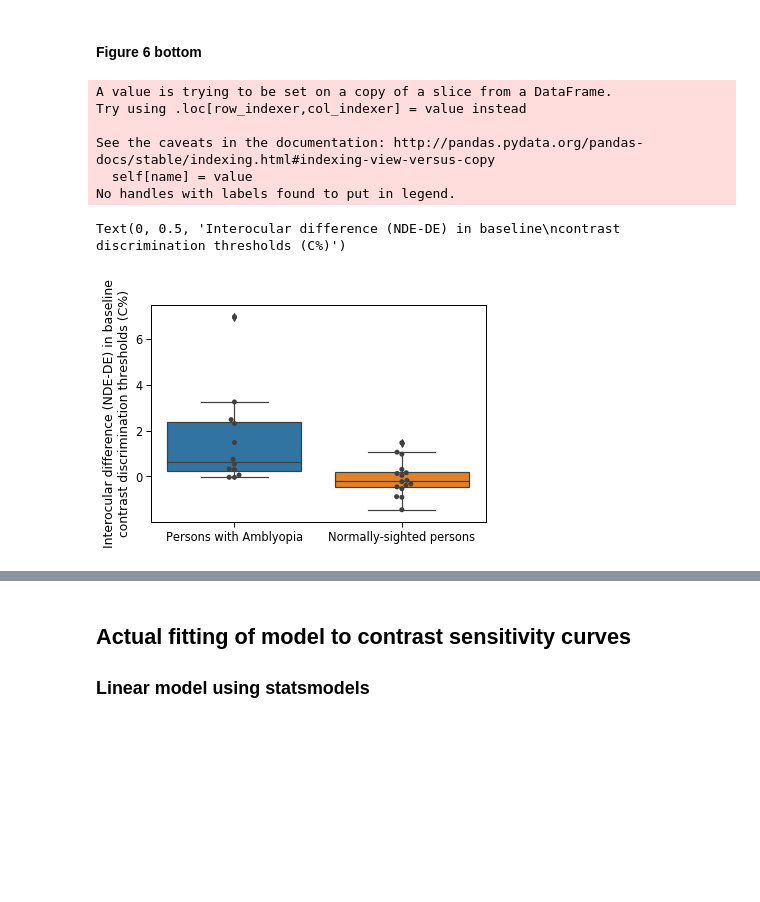
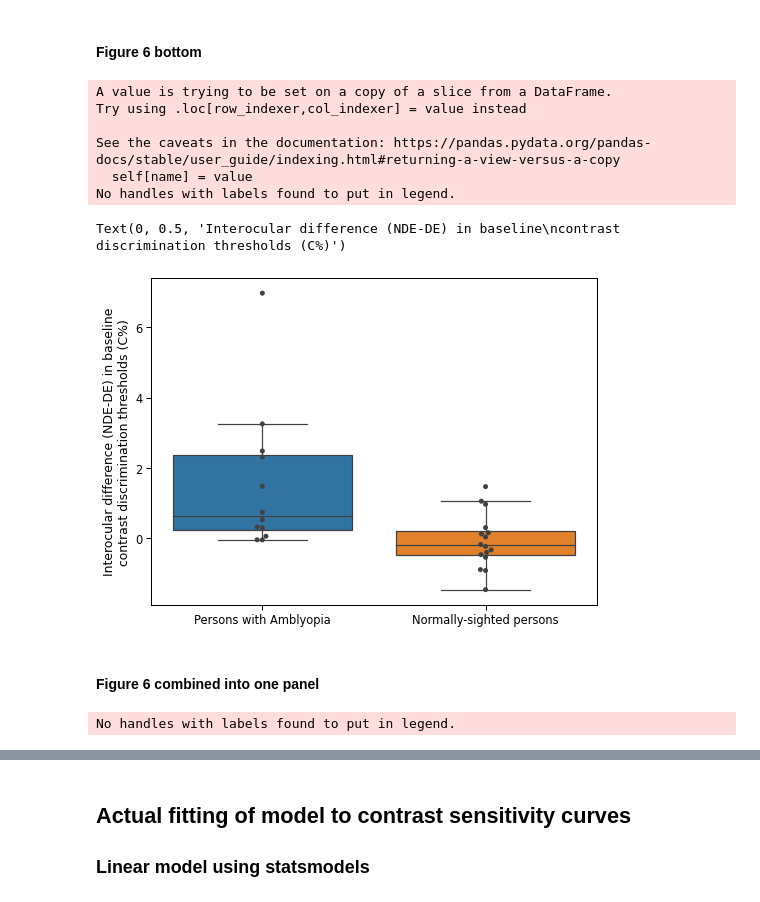
Before and after one commit to smerdis/mrs_amblyopia, a Jupyter notebook: Final paper notebook (2020-04).ipynb, the cells around one changed output, grey strips where cells are left out. Saved outputs shown, nothing was run; the diff lists cells and outputs as text; code cells hidden in the pictures; blank space fills up the shorter version.

```diff
--- a/Final paper notebook (2020-04).ipynb
+++ b/Final paper notebook (2020-04).ipynb
@@ -192,10 +214,10 @@ gaba_df_immutable.groupby("Population").describe() # Shoud be 14 PWA due to AM,
 with s.PdfPages(f"{plot_dir}/figure04_gaba_diffs_n{n_gaba_subjs}.pdf") as pdf:
     #with sns.plotting_context(context=None, font_scale=1.3):
     sns.set_context(context="paper", font_scale=1.3)
-    fig = plt.figure(figsize=(8,8))  # create a figure object
+    fig = plt.figure(figsize=(8,6))  # create a figure object
     ax = fig.add_subplot(1, 1, 1)
     ax = sns.violinplot(y='GABA',x='Presentation',hue='Population',data=gaba_df_immutable,split=True,inner='stick',ax=ax,legend=False)
-    ax.legend()
+    ax.legend(loc=4)
     ax.xaxis.set_visible(False)
     ax.set_ylabel('GABA:Creatine ratio')
     sns.despine(left=True, bottom=True, right=True)
@@ -518,7 +540,7 @@ baseline_plot_df.head()
 | 2 | SS | Iso | nDicho | Control | De | Control-De | 16.0 | 6.153313 | 1.508262 | 0.377066 | ... |
 | 3 | SS | Iso | nDicho | Control | Nde | Control-Nde | 16.0 | 6.078188 | 1.447952 | 0.361988 | ... |
 # %%
-baseline_df_withinsubject_diffs = baseline_df_withinsubject.groupby(['Population','Subject'])['BaselineDiff','BaselineRatio'].mean().reset_index()
+baseline_df_withinsubject_diffs = baseline_df_withinsubject.groupby(['Population','Subject'])[['BaselineDiff','BaselineRatio']].mean().reset_index()
 baseline_df_withinsubject_diffs
 # %% [output]
 |  | Population | Subject | BaselineDiff | BaselineRatio |
@@ -621,8 +643,8 @@ simple_bg_df_nonan_onecond = (simple_bg_df_nonan[(simple_bg_df_nonan['Presentati
 # %% [markdown]
 #### Figure 6 top
 # %%
-plt.figure(figsize=(8, 6))
-g = sns.boxplot(data=simple_bg_df_nonan_onecond, x='Trace', y='value', palette=colors4)
+plt.figure(figsize=(12, 9))
+g = sns.boxplot(data=simple_bg_df_nonan_onecond, x='Trace', y='value', palette=colors4, fliersize=0)
 g = sns.swarmplot(data=simple_bg_df_nonan_onecond, x='Trace', y='value', color=".25")
 g.set_xlabel('')
 g.set_ylabel('Baseline Contrast Discrimination Threshold (C%)')
@@ -638,14 +662,17 @@ with s.PdfPages(f"{plot_dir}/gaba_vs_{task}_{gaba_col}_baselines_noexc.pdf") as
     for gv, gr in bg_groups:
         if i==0:
             g = s.gaba_vs_psychophys_plot(gv, gr,
-                        legend_box=[0.9, 0.60, 0.1, 0.15], log=True, ylim=(2.5, 20),
+                        legend_box=[0.9, 0.60, 0.1, 0.15], legend=False,
+                                          log=True, ylim=(2.5, 20),
                         col="Population", hue="Trace",
                         sharex=False, sharey=False,
                         palette=colors4,
-                        n_boot=n_boot, legend_img=False, markers=['o','^','o','^'])
+                        n_boot=n_boot*10, legend_img=False,
+                                          markers=['o','^','o','^'],
+                                         aspect=1, annotate=False)
             #g.fig.suptitle(f"{gv}", fontsize=10, y=0.999)
             g.set_titles("")
-            g.fig.subplots_adjust(left=.08, wspace=.2, right=.85)
+            #g.fig.subplots_adjust(left=.08, wspace=.2, right=.99)
             pdf.savefig(g.fig)
             plt.close('all')
             i = 1
@@ -696,20 +705,22 @@ baseline_df_withinsubject_diffs
 # %% [markdown]
 #### Figure 6 bottom
 # %%
-plt.figure(figsize=(6, 4))
+plt.figure(figsize=(8, 6))
 baseline_df_withinsubject_diffs.Population = baseline_df_withinsubject_diffs.Population.astype('category').cat.rename_categories(['Persons with Amblyopia', 'Normally-sighted persons'])
-g = sns.boxplot(data=baseline_df_withinsubject_diffs, x='Population', y='BaselineDiff')
+g = sns.boxplot(data=baseline_df_withinsubject_diffs, x='Population', y='BaselineDiff', fliersize=0)
 g = sns.swarmplot(data=baseline_df_withinsubject_diffs, x='Population', y='BaselineDiff', color=".25")
 g.legend().remove()
 #g.legend().set_title('')
 g.set_xlabel('')
 g.set_ylabel('Interocular difference (NDE-DE) in baseline\ncontrast discrimination thresholds (C%)')
 # %% [output]
 A value is trying to be set on a copy of a slice from a DataFrame.
 Try using .loc[row_indexer,col_indexer] = value instead
 
-See the caveats in the documentation: http://pandas.pydata.org/pandas-docs/stable/indexing.html#indexing-view-versus-copy
+See the caveats in the documentation: https://pandas.pydata.org/pandas-docs/stable/user_guide/indexing.html#returning-a-view-versus-a-copy
   self[name] = value
 No handles with labels found to put in legend.
 Text(0, 0.5, 'Interocular difference (NDE-DE) in baseline\ncontrast discrimination thresholds (C%)')
-[figure, old version]
+[figure, new version]
+# %% [markdown]
+#### Figure 6 combined into one panel
@@ -716,3 +732,29 @@ Text(0, 0.5, 'Interocular difference (NDE-DE) in baseline\ncontrast discriminati
+# %%
+with s.PdfPages(f"{plot_dir}/figure06_baselines.pdf") as pdf:
+    fig, ax = plt.subplots(nrows=1, ncols=2, figsize=(10, 5), gridspec_kw={"width_ratios":[2, 1]})
+    g = sns.boxplot(data=simple_bg_df_nonan_onecond,
+                    x='Trace', y='value',ax=ax[0],
+                    palette=colors4, fliersize=0)
+    g = sns.swarmplot(data=simple_bg_df_nonan_onecond,
+                      x='Trace', y='value', ax=ax[0], color=".25")
+    g.set_xlabel('')
+    g.set_ylabel('Baseline contrast discrimination threshold (C%)')
+
+
+    g2 = sns.boxplot(data=plot_baselines_df,
+                     x='Population', y='BaselineDiff', ax=ax[1],
+                     fliersize=0)
+    g2 = sns.swarmplot(data=plot_baselines_df,
+                       x='Population', y='BaselineDiff', ax=ax[1],
+                       color=".25")
+    g2.legend().remove()
+    g2.set_xlabel('')
+    g2.set_ylabel('Interocular difference (NDE-DE) in baseline\ncontrast discrimination thresholds (C%)')
+    plt.subplots_adjust(left=.07, right=.99, wspace=.2, hspace=.1)
+    pdf.savefig(fig)
+    plt.close('all')
+# %% [output]
+No handles with labels found to put in legend.
 # %%
 g = sns.boxplot(data=baseline_df_withinsubject_diffs, x='Population', y='BaselineRatio', hue='Population')
 g.legend().remove()
```
Also changed, not shown: parts of 90 cells of this notebook, 3 other files.
